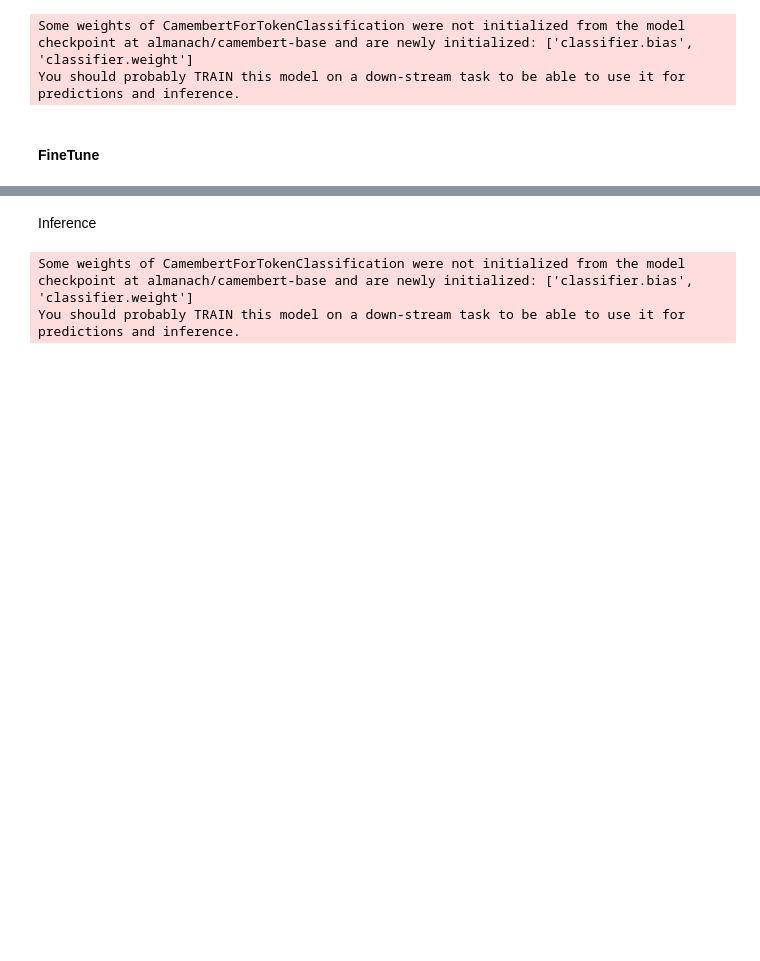
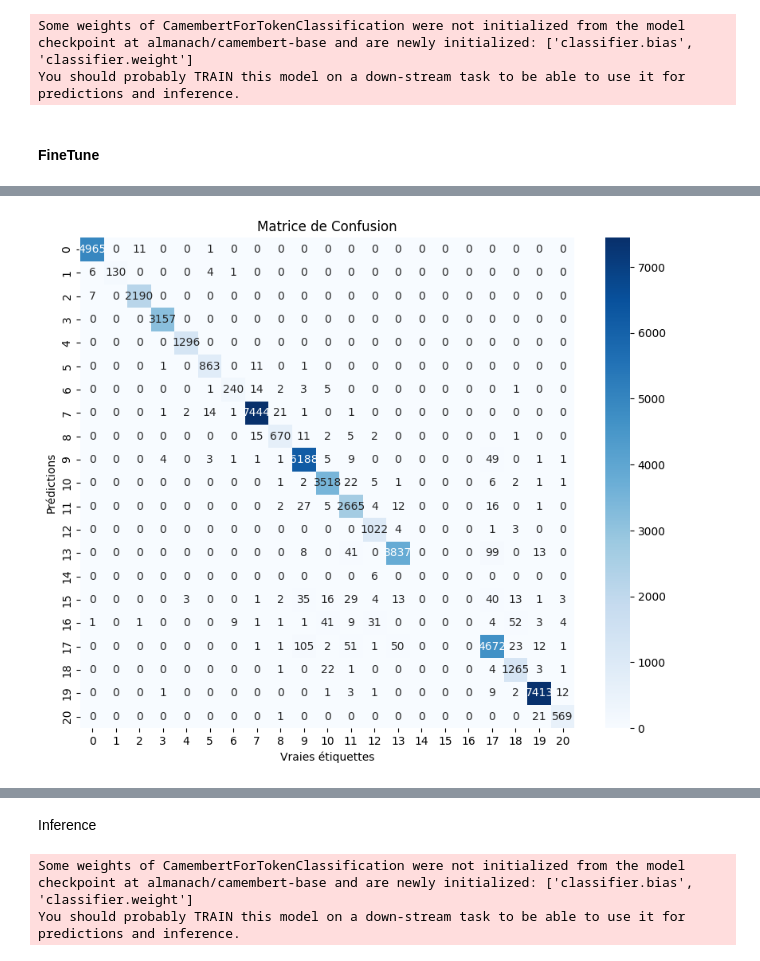
Before and after one commit to cdechaux/Projet_NLP_3A, a Jupyter notebook: scripts/models.ipynb, the cells around one changed output, grey strips where cells are left out. Drawn from its saved outputs; the diff is of its cells as text; code cells hidden in the pictures; blank space fills up the shorter version.

```diff
--- a/scripts/models.ipynb
+++ b/scripts/models.ipynb
@@ -252,0 +230,23 @@ trainer.train()
+# %%
+predictions, labels, _ = trainer.predict(tokenized_datasets["test"])
+predictions = np.argmax(predictions, axis=2)
+
+# Remove ignored index (special tokens)
+true_predictions = [
+    [label_list[p] for (p, l) in zip(prediction, label) if l != -100]
+    for prediction, label in zip(predictions, labels)
+]
+true_labels = [
+    [label_list[l] for (p, l) in zip(prediction, label) if l != -100]
+    for prediction, label in zip(predictions, labels)
+]
+# Transform to id with tag2id
+true_labels_int = [[tag2id[tag] for tag in sequence] for sequence in true_labels]
+true_predictions_int = [[tag2id[tag] for tag in sequence] for sequence in true_predictions]
+
+
+results = seqeval.compute(predictions=true_predictions, references=true_labels)
+
+# Convertir les résultats en DataFrame
+results_df = pd.DataFrame(results)
+print(results_df)
@@ -252,0 +315,20 @@ trainer.train()
+# %%
+cfm_metric = evaluate.load("BucketHeadP65/confusion_matrix")
+
+# On créer une seule list de labels pour l'ensemble du set
+true_predictions_int_flat_list = [item for sublist in true_predictions_int for item in sublist]
+true_labels_int_flat_list = [item for sublist in true_labels_int for item in sublist]
+
+# Calcul de la matrice de confusion
+cfm_results = cfm_metric.compute(predictions=true_predictions_int_flat_list, references=true_labels_int_flat_list)
+conf_df = pd.DataFrame(cfm_results['confusion_matrix'])
+
+# Afficher la matrice de confusion avec seaborn
+plt.figure(figsize=(10, 8))
+sns.heatmap(conf_df, annot=True, fmt="d", cmap="Blues")
+plt.xlabel("Vraies étiquettes")
+plt.ylabel("Prédictions")
+plt.title("Matrice de Confusion")
+plt.show()
+# %% [output]
+[figure, added]
```
Also changed, not shown: parts of 14 cells of this notebook.
